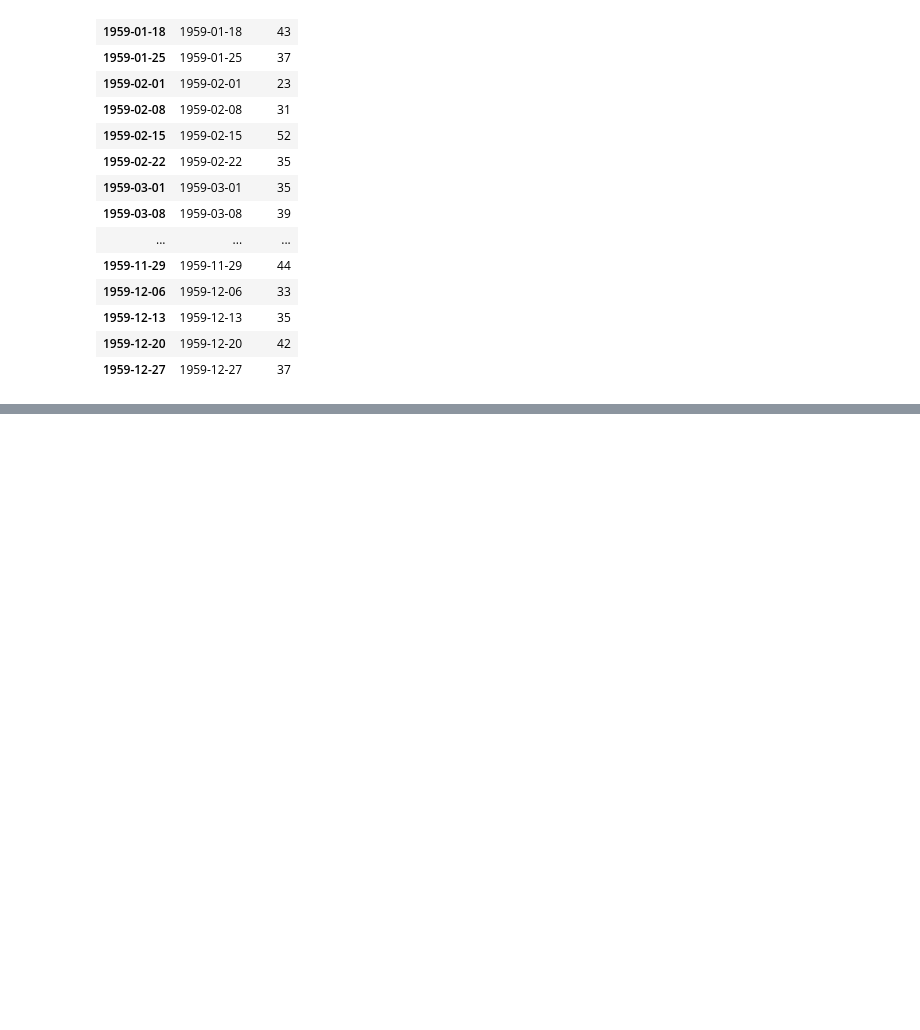
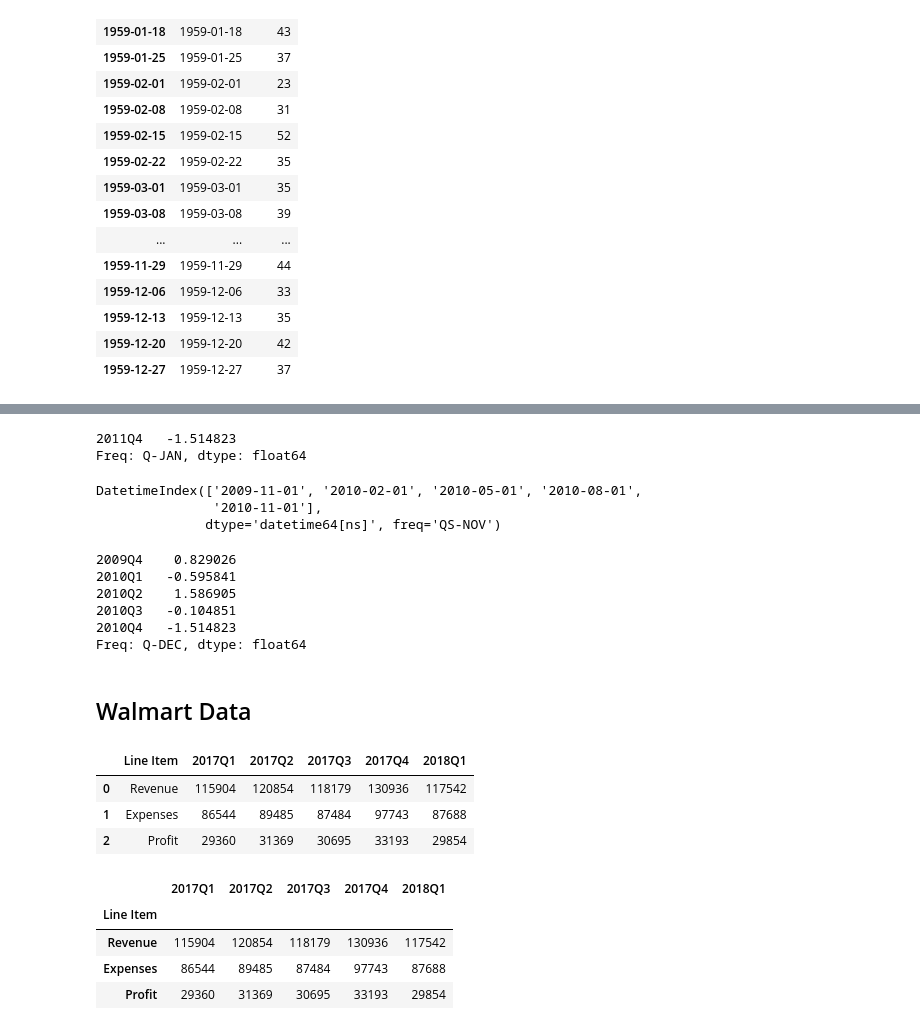
Before and after one commit to Rajiv2806/Python-Code-Helpers, a Jupyter notebook: Pandas/Pandas Dates.ipynb, the cells around one changed output, grey strips where cells are left out. Saved outputs shown, nothing was run; the diff lists cells and outputs as text; code cells hidden in the pictures; blank space fills up the shorter version.

```diff
--- a/Pandas/Pandas Dates.ipynb
+++ b/Pandas/Pandas Dates.ipynb
@@ -265,0 +557,23 @@ df.asfreq("W", method='pad')
+# %%
+ps['2011']
+# %% [output]
+2011Q4   -1.514823
+Freq: Q-JAN, dtype: float64
+# %%
+pst = ps.to_timestamp()
+pst.index
+# %% [output]
+DatetimeIndex(['2009-11-01', '2010-02-01', '2010-05-01', '2010-08-01',
+               '2010-11-01'],
+              dtype='datetime64[ns]', freq='QS-NOV')
+# %%
+pst.to_period()
+# %% [output]
+2009Q4    0.829026
+2010Q1   -0.595841
+2010Q2    1.586905
+2010Q3   -0.104851
+2010Q4   -1.514823
+Freq: Q-DEC, dtype: float64
+# %% [markdown]
+## Walmart Data
@@ -265,0 +582,17 @@ df.asfreq("W", method='pad')
+# %%
+df = pd.read_csv(data_url)
+df
+# %% [output]
+|  | Line Item | 2017Q1 | 2017Q2 | 2017Q3 | 2017Q4 | 2018Q1 |
+| 0 | Revenue | 115904 | 120854 | 118179 | 130936 | 117542 |
+| 1 | Expenses | 86544 | 89485 | 87484 | 97743 | 87688 |
+| 2 | Profit | 29360 | 31369 | 30695 | 33193 | 29854 |
+# %%
+df.set_index('Line Item', inplace=True)
+df
+# %% [output]
+|  | 2017Q1 | 2017Q2 | 2017Q3 | 2017Q4 | 2018Q1 |
+| Line Item |  |  |  |  |  |
+| Revenue | 115904 | 120854 | 118179 | 130936 | 117542 |
+| Expenses | 86544 | 89485 | 87484 | 97743 | 87688 |
+| Profit | 29360 | 31369 | 30695 | 33193 | 29854 |
```
Also changed, not shown: parts of 68 cells of this notebook.
